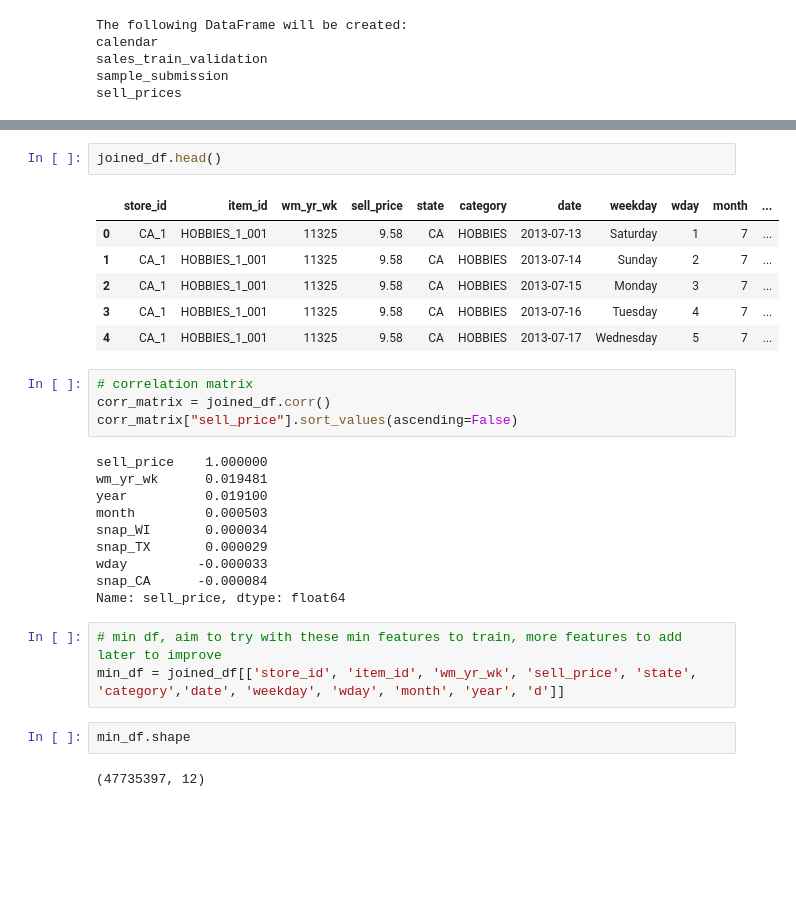
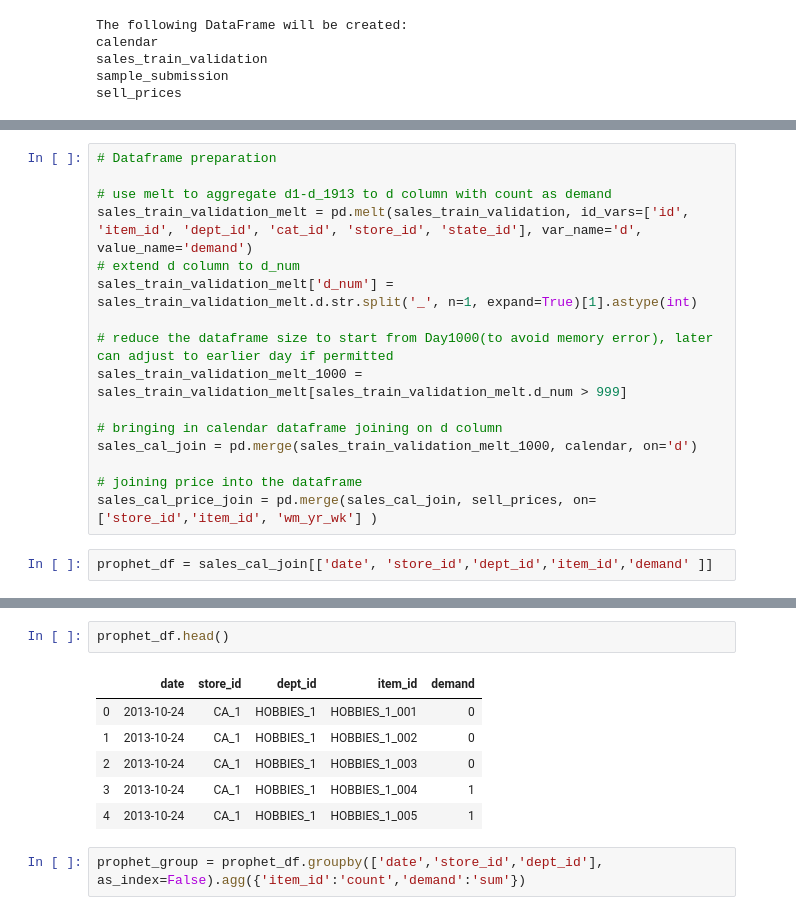
Before and after one commit to fstseng/M5_Forecast, a Jupyter notebook: Roc.ipynb, the cells around one changed output, grey strips where cells are left out. Saved outputs shown, nothing was run; the diff lists cells and outputs as text; blank space fills up the shorter version.

```diff
--- a/Roc.ipynb
+++ b/Roc.ipynb
@@ -35,0 +27,18 @@ joined_df = pd.merge(sell_prices, calendar, on='wm_yr_wk')
+# %%
+# Dataframe preparation
+
+# use melt to aggregate d1-d_1913 to d column with count as demand
+sales_train_validation_melt = pd.melt(sales_train_validation, id_vars=['id', 'item_id', 'dept_id', 'cat_id', 'store_id', 'state_id'], var_name='d', value_name='demand')
+# extend d column to d_num
+sales_train_validation_melt['d_num'] = sales_train_validation_melt.d.str.split('_', n=1, expand=True)[1].astype(int)
+
+# reduce the dataframe size to start from Day1000(to avoid memory error), later can adjust to earlier day if permitted
+sales_train_validation_melt_1000 = sales_train_validation_melt[sales_train_validation_melt.d_num > 999]
+
+# bringing in calendar dataframe joining on d column
+sales_cal_join = pd.merge(sales_train_validation_melt_1000, calendar, on='d')
+
+# joining price into the dataframe
+sales_cal_price_join = pd.merge(sales_cal_join, sell_prices, on=['store_id','item_id', 'wm_yr_wk'] )
+# %%
+prophet_df = sales_cal_join[['date', 'store_id','dept_id','item_id','demand' ]]
@@ -36,30 +79,11 @@ joined_df = pd.merge(sell_prices, calendar, on='wm_yr_wk')
 # %%
-joined_df.head()
+prophet_df.head()
 # %% [output]
-|  | store_id | item_id | wm_yr_wk | sell_price | state | category | date | weekday | wday | month | ... |
-| 0 | CA_1 | HOBBIES_1_001 | 11325 | 9.58 | CA | HOBBIES | 2013-07-13 | Saturday | 1 | 7 | ... |
-| 1 | CA_1 | HOBBIES_1_001 | 11325 | 9.58 | CA | HOBBIES | 2013-07-14 | Sunday | 2 | 7 | ... |
-| 2 | CA_1 | HOBBIES_1_001 | 11325 | 9.58 | CA | HOBBIES | 2013-07-15 | Monday | 3 | 7 | ... |
-| 3 | CA_1 | HOBBIES_1_001 | 11325 | 9.58 | CA | HOBBIES | 2013-07-16 | Tuesday | 4 | 7 | ... |
-| 4 | CA_1 | HOBBIES_1_001 | 11325 | 9.58 | CA | HOBBIES | 2013-07-17 | Wednesday | 5 | 7 | ... |
+|  | date | store_id | dept_id | item_id | demand |
+| 0 | 2013-10-24 | CA_1 | HOBBIES_1 | HOBBIES_1_001 | 0 |
+| 1 | 2013-10-24 | CA_1 | HOBBIES_1 | HOBBIES_1_002 | 0 |
+| 2 | 2013-10-24 | CA_1 | HOBBIES_1 | HOBBIES_1_003 | 0 |
+| 3 | 2013-10-24 | CA_1 | HOBBIES_1 | HOBBIES_1_004 | 1 |
+| 4 | 2013-10-24 | CA_1 | HOBBIES_1 | HOBBIES_1_005 | 1 |
-# %%
-# correlation matrix
-corr_matrix = joined_df.corr()
-corr_matrix["sell_price"].sort_values(ascending=False)
-# %% [output]
-sell_price    1.000000
-wm_yr_wk      0.019481
-year          0.019100
-month         0.000503
-snap_WI       0.000034
-snap_TX       0.000029
-wday         -0.000033
-snap_CA      -0.000084
-Name: sell_price, dtype: float64
-# %%
-# min df, aim to try with these min features to train, more features to add later to improve
-min_df = joined_df[['store_id', 'item_id', 'wm_yr_wk', 'sell_price', 'state', 'category','date', 'weekday', 'wday', 'month', 'year', 'd']]
-# %%
-min_df.shape
-# %% [output]
-(47735397, 12)
+# %%
+prophet_group = prophet_df.groupby(['date','store_id','dept_id'], as_index=False).agg({'item_id':'count','demand':'sum'})
```
Also changed, not shown: parts of 41 cells of this notebook.
